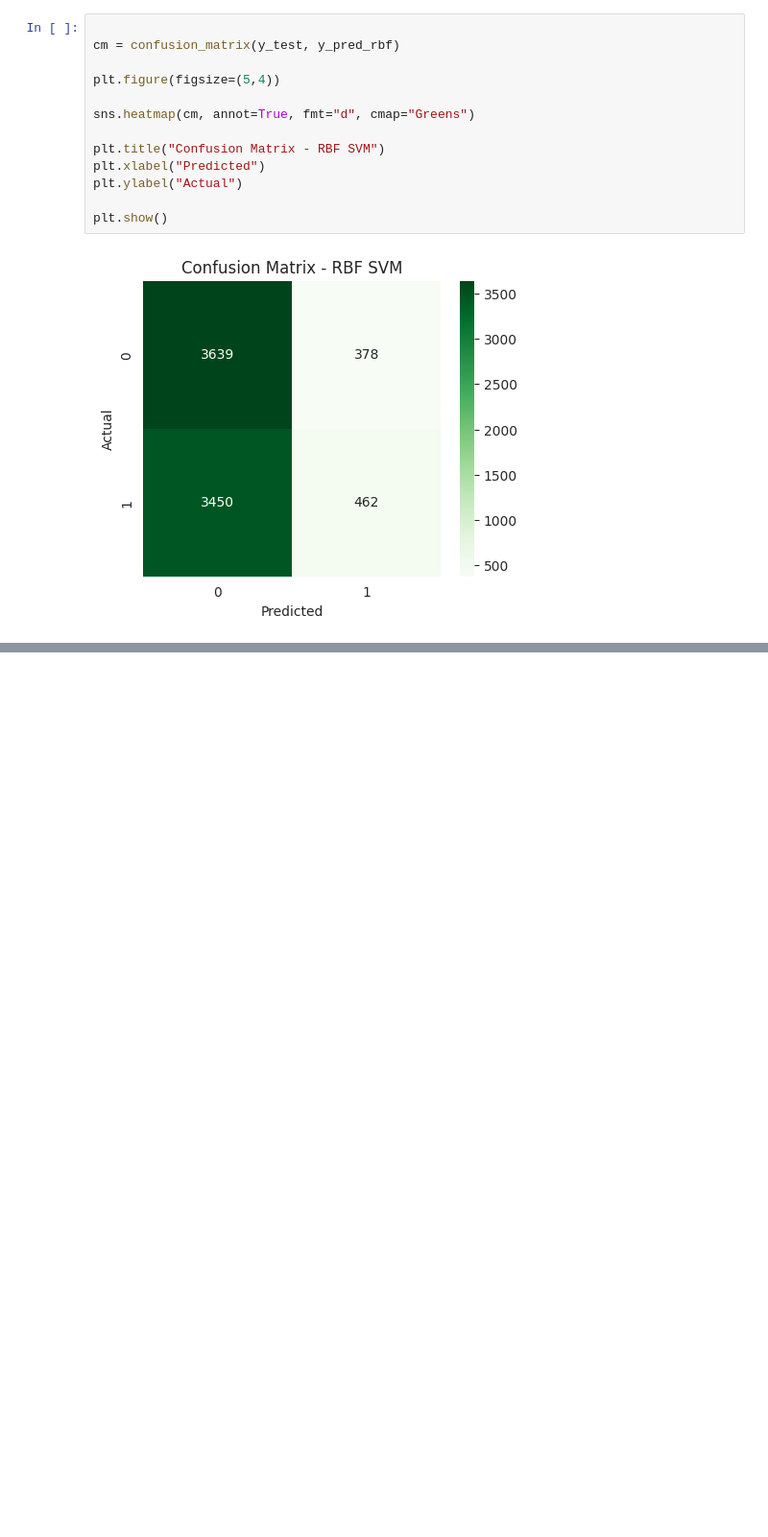
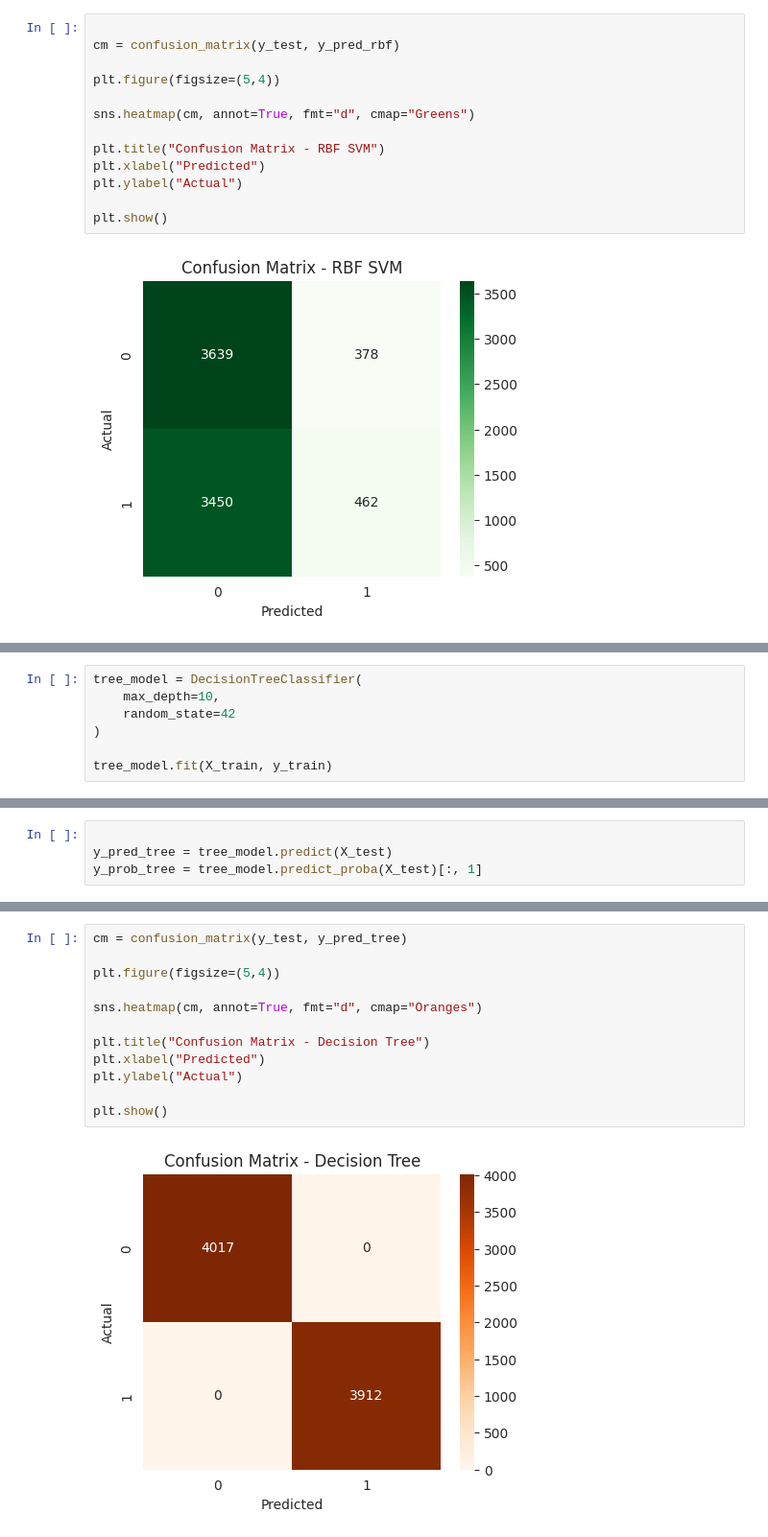
Before and after one commit to batoolabualhayjaa33-droid/ML-final-project, a Jupyter notebook: OnlineNewsPopularity.ipynb, the cells around one changed output, grey strips where cells are left out. Shown at 96% size. Cells and saved outputs as stored; diff of their text form; blank space fills up the shorter version.

Commit message:
batool Decision Tree , Random Forest , XGboost , comparison

```diff
--- a/OnlineNewsPopularity.ipynb
+++ b/OnlineNewsPopularity.ipynb
@@ -935,0 +949,7 @@ plt.show()
+# %%
+tree_model = DecisionTreeClassifier(
+    max_depth=10,
+    random_state=42
+)
+
+tree_model.fit(X_train, y_train)
@@ -935,0 +958,4 @@ plt.show()
+# %%
+
+y_pred_tree = tree_model.predict(X_test)
+y_prob_tree = tree_model.predict_proba(X_test)[:, 1]
@@ -935,0 +975,14 @@ plt.show()
+# %%
+cm = confusion_matrix(y_test, y_pred_tree)
+
+plt.figure(figsize=(5,4))
+
+sns.heatmap(cm, annot=True, fmt="d", cmap="Oranges")
+
+plt.title("Confusion Matrix - Decision Tree")
+plt.xlabel("Predicted")
+plt.ylabel("Actual")
+
+plt.show()
+# %% [output]
+[figure, added]
```
Also changed, not shown: parts of 26 cells of this notebook.
